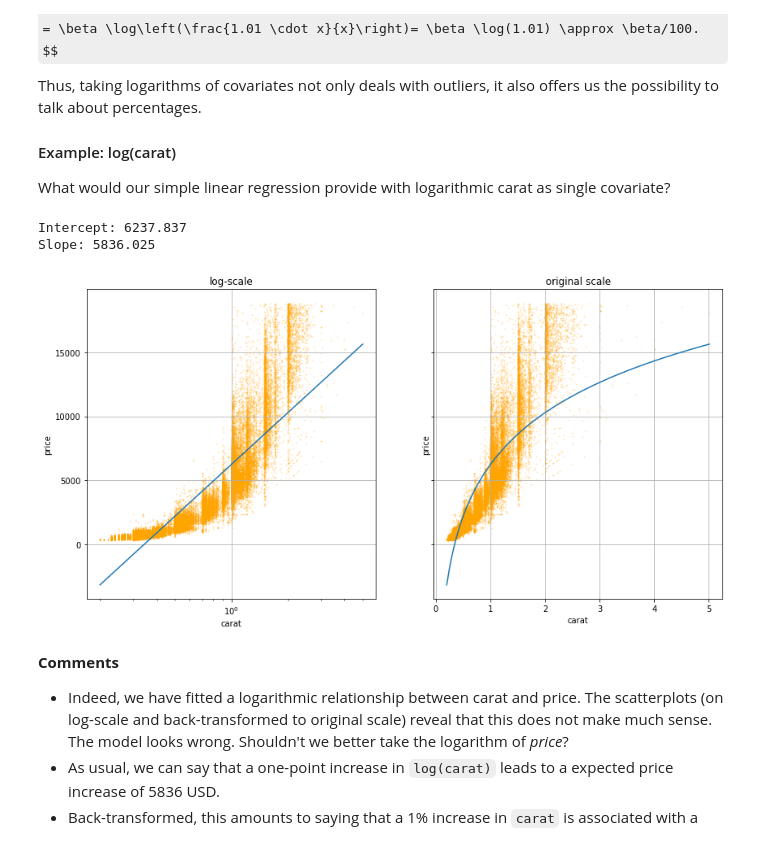
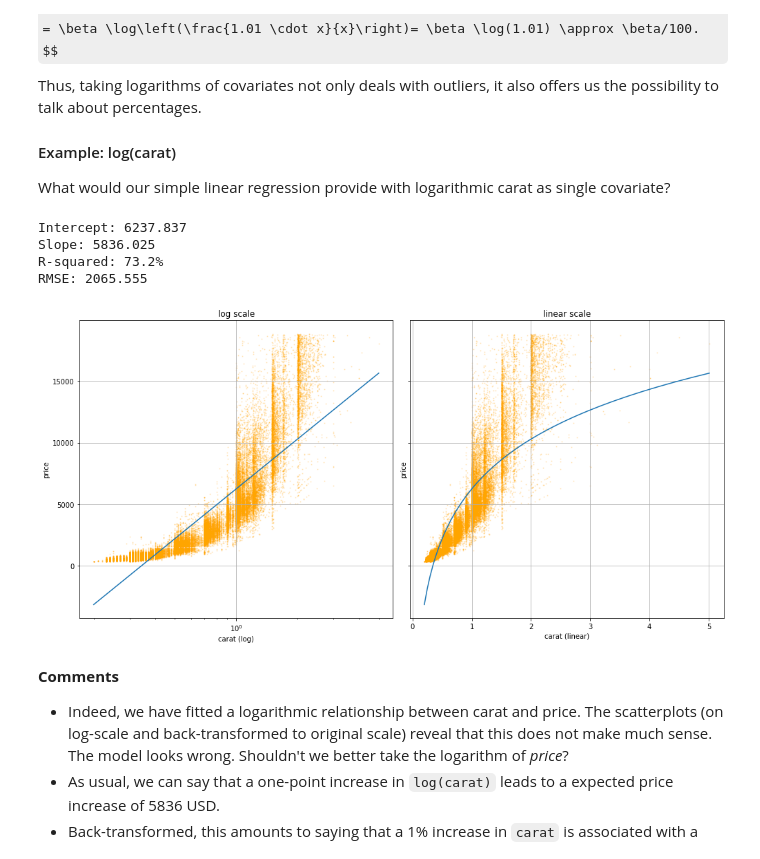
Before and after one commit to mayer79/ml_lecture, a Jupyter notebook: py/1_Basics_and_Linear_Models.ipynb, the cells around one changed output. Cells and saved outputs as stored; diff of their text form; code cells hidden in the pictures; some formulas as TeX source.

Commit message:
revised log-figures

```diff
--- a/py/1_Basics_and_Linear_Models.ipynb
+++ b/py/1_Basics_and_Linear_Models.ipynb
@@ -574,43 +574,54 @@ Thus, taking logarithms of covariates not only deals with outliers, it also offe
 
 What would our simple linear regression provide with logarithmic carat as single covariate?
 # %%
+from plotnine.data import diamonds
 import numpy as np
 from sklearn.linear_model import LinearRegression
+from sklearn.metrics import mean_squared_error as mse
 from sklearn.preprocessing import FunctionTransformer
 from sklearn.pipeline import make_pipeline
 import matplotlib.pyplot as plt
-from plotnine.data import diamonds
 
-# Initialize and fit regression "pipeline" with log transform
 X = diamonds[["carat"]].to_numpy()
 y = diamonds["price"]
 
 # Fit linear regression
 model = make_pipeline(
     FunctionTransformer(np.log),
     LinearRegression()
 )
 model.fit(X, y)
 
+# Results
 print(
     f"Intercept: {model[-1].intercept_:.3f}",
     f"\nSlope: {model[-1].coef_[0]:.3f}"
+    f"\nR-squared: {model.score(X, y):.1%}",
+    f"\nRMSE: {mse(model.predict(X), y, squared=False):.3f}"
 )
 
 # Scatter plots with regression curve (with and without log)
 fig, axes = plt.subplots(ncols=2, figsize=(14, 7), sharey=True)
 x_plot = np.linspace(X.min(), X.max(), 100)
+pred = model.predict(x_plot[:, np.newaxis])
 
-for ax, log, title in zip(axes, (True, False), ("log-scale", "original scale")):
+for ax, xscale in zip(axes, ("log", "linear")):
     ax.scatter(X, y, color="orange", alpha=0.2, s=1)
-    if log: ax.set_xscale("log")
-    ax.plot(x_plot, model.predict(x_plot[:, np.newaxis]))
-    ax.set(title=title, xlabel="carat", ylabel="price")
+    ax.set_xscale(xscale)
+    ax.plot(x_plot, pred)
+    ax.set(
+        title=xscale + " scale",
+        xlabel=f"carat ({xscale})",
+        ylabel="price"
+    )
     ax.grid()
+fig.tight_layout()
 # %% [output]
 Intercept: 6237.837
 Slope: 5836.025
+R-squared: 73.2%
+RMSE: 2065.555
-[figure, old version]
+[figure, new version]
 # %% [markdown]
 **Comments**
 
```
Also changed, not shown: parts of 2 cells of this notebook.
